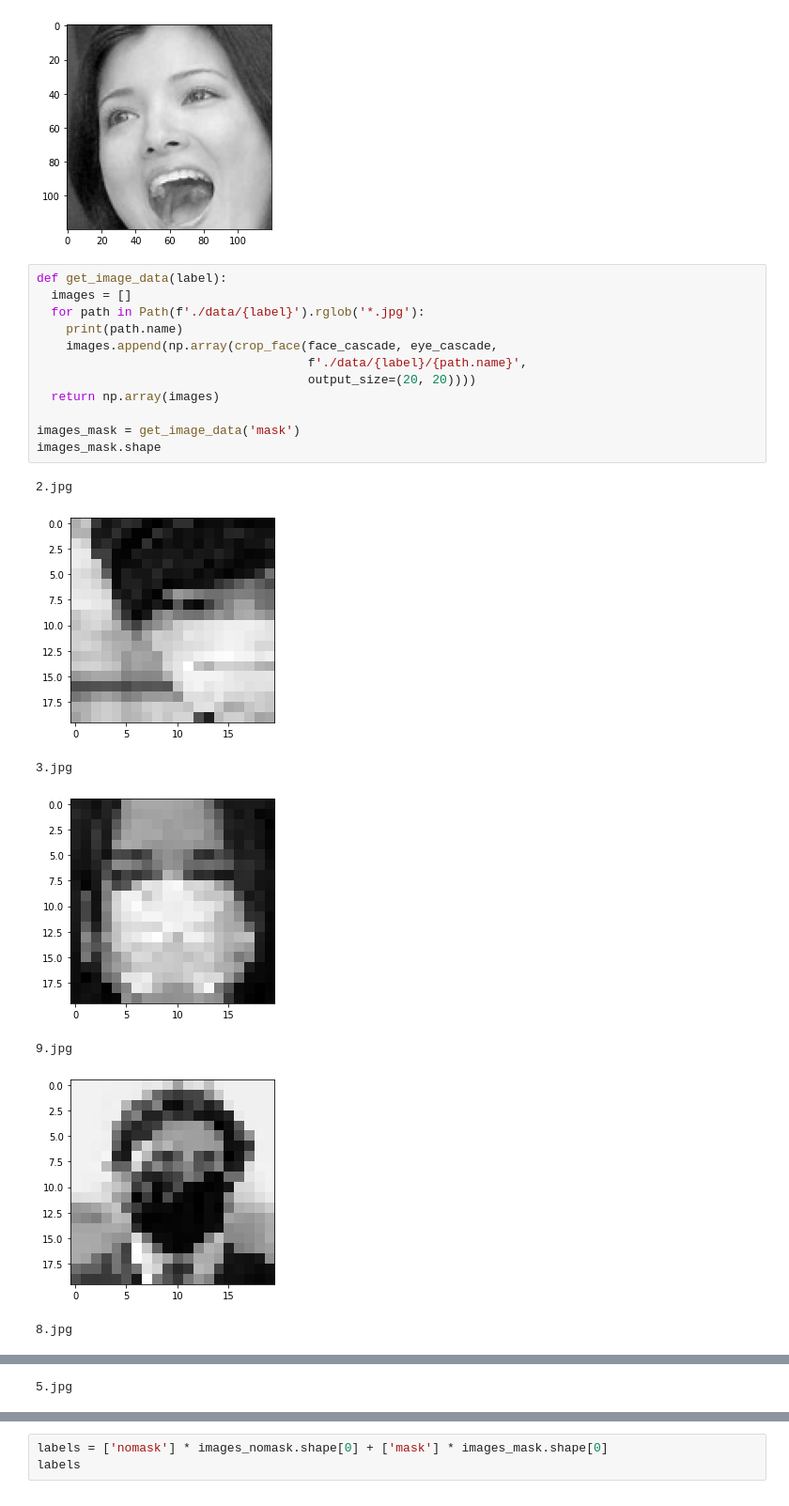
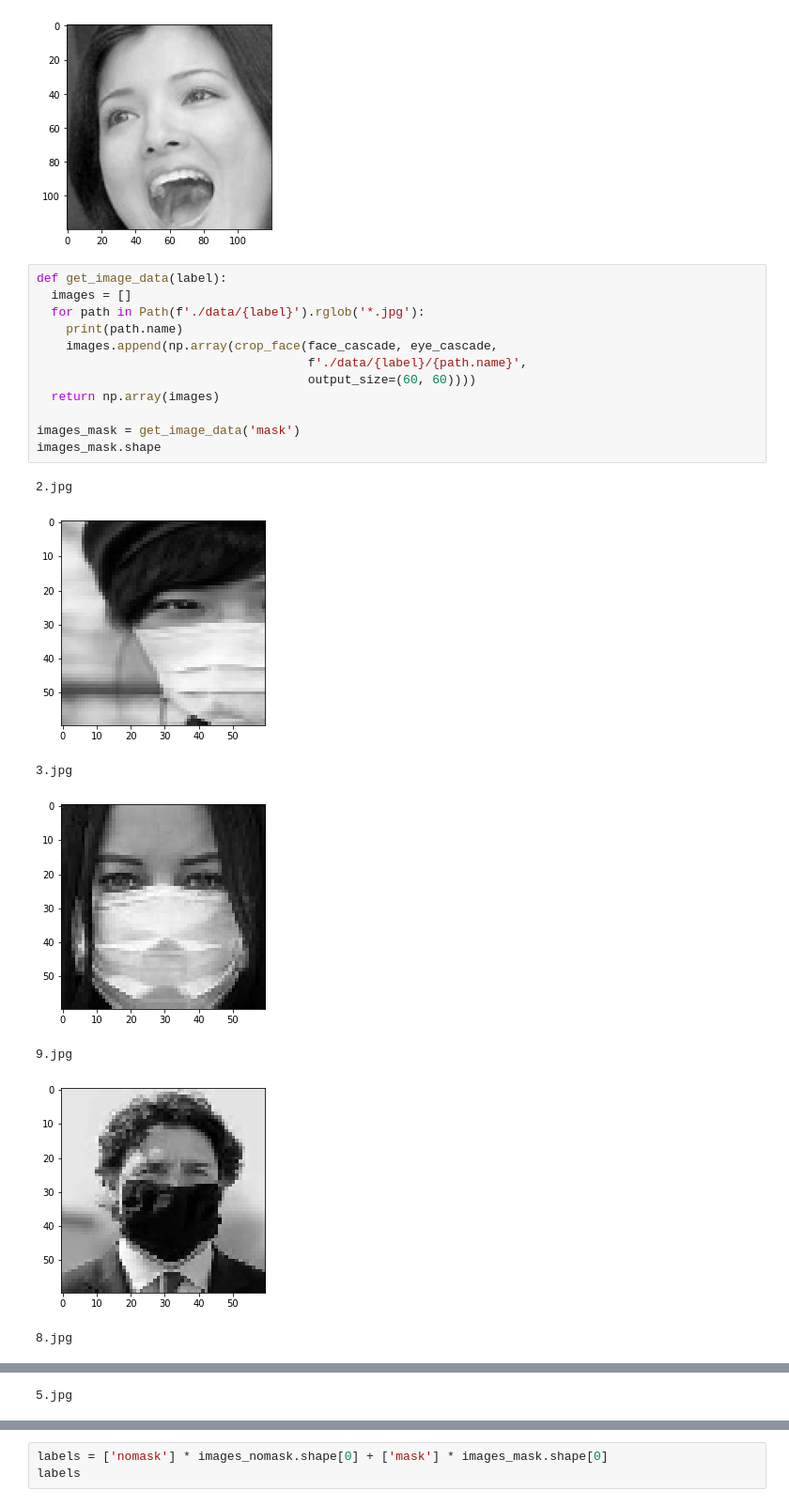
Before and after one commit to lisaong/stackup-workshops, a Jupyter notebook: mask-or-not/mask_or_not.ipynb, the cells around one changed output, grey strips where cells are left out. Shown: that part at 94% size. Saved outputs shown, nothing was run; the diff lists cells and outputs as text.

```diff
--- a/mask-or-not/mask_or_not.ipynb
+++ b/mask-or-not/mask_or_not.ipynb
@@ -108,20 +108,20 @@ crop_face(face_cascade, eye_cascade, './data/no_mask/1.jpg');
 # %%
 def get_image_data(label):
   images = []
   for path in Path(f'./data/{label}').rglob('*.jpg'):
     print(path.name)
     images.append(np.array(crop_face(face_cascade, eye_cascade,
                                      f'./data/{label}/{path.name}',
-                                     output_size=(20, 20))))
+                                     output_size=(60, 60))))
   return np.array(images)
 
 images_mask = get_image_data('mask')
 images_mask.shape
 # %% [output]
 2.jpg
-[figure, old version]
+[figure, new version]
 3.jpg
-[figure, old version]
+[figure, new version]
 9.jpg
-[figure, old version]
+[figure, new version]
 8.jpg
```
Also changed, not shown: parts of 15 cells of this notebook.
